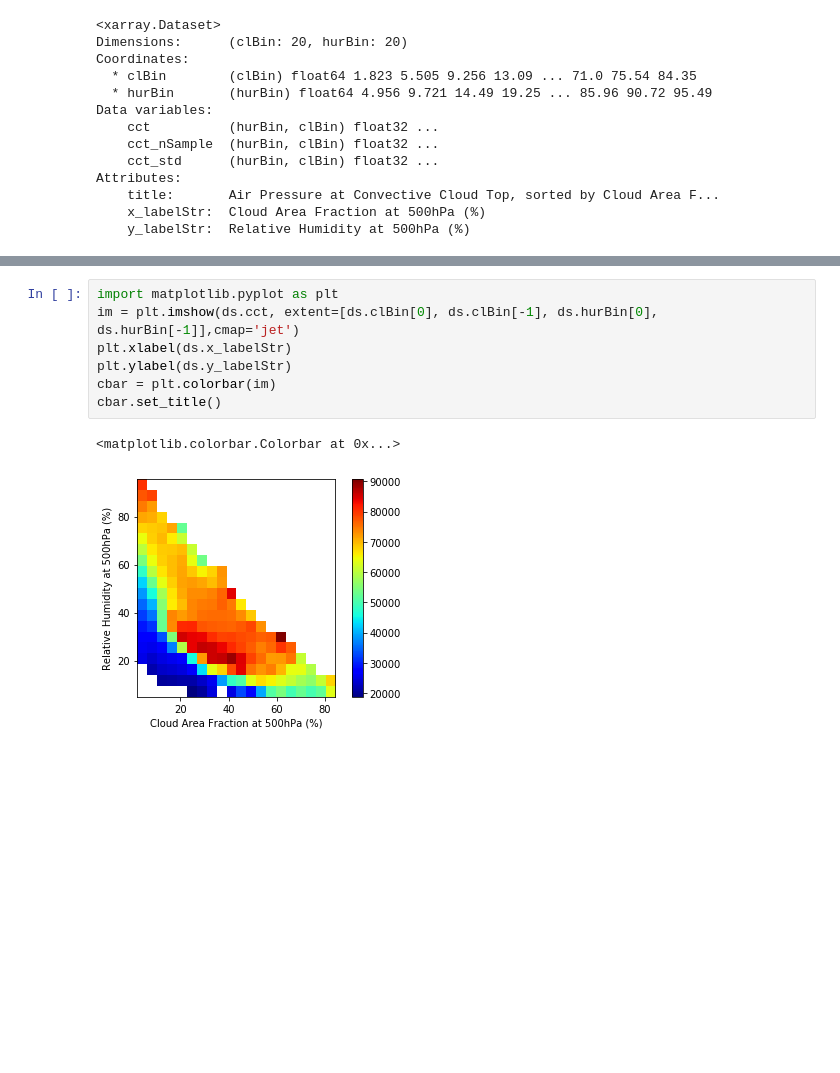
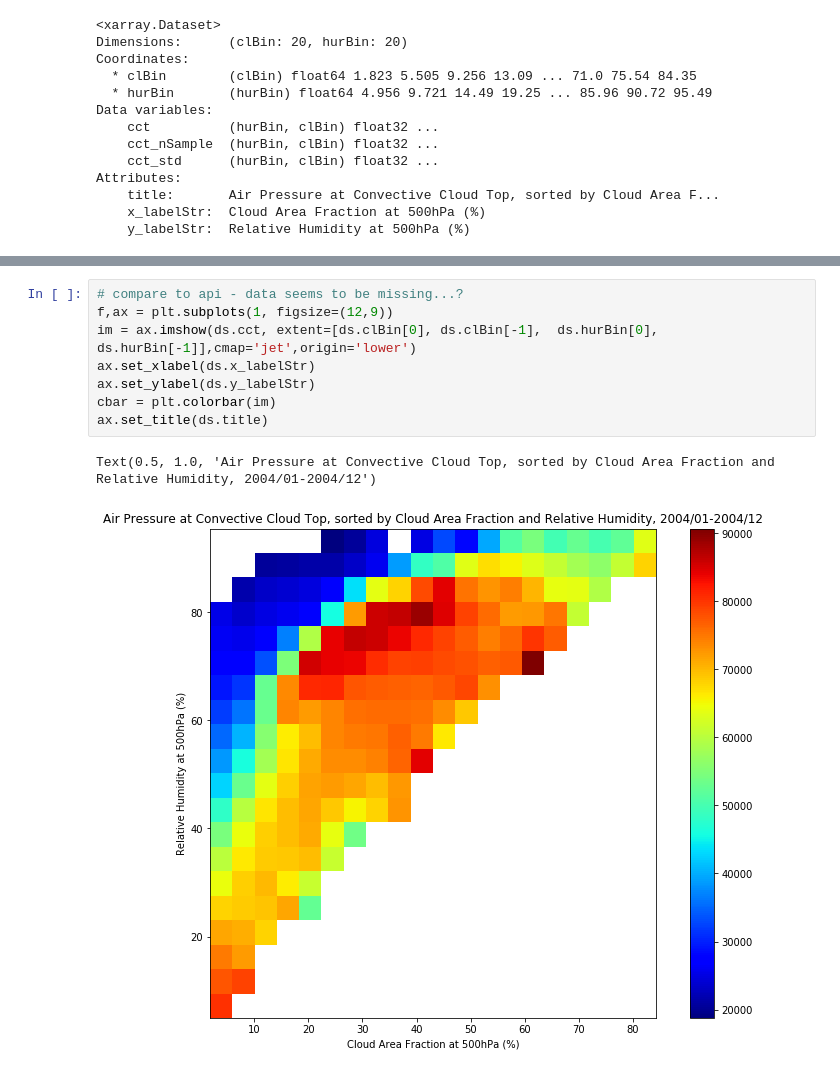
Before and after one commit to cmda-jpl/cmda_notebooks, a Jupyter notebook: cmda_conditional_2var.ipynb, the cells around one changed output, grey strips where cells are left out. Cells and saved outputs as stored; diff of their text form; blank space fills up the shorter version.

Commit message:
added api figure

```diff
--- a/cmda_conditional_2var.ipynb
+++ b/cmda_conditional_2var.ipynb
@@ -92,10 +99,11 @@ ds.cct.hvplot.quadmesh(x='clBin',y='hurBin')
 # %%
-import matplotlib.pyplot as plt
-im = plt.imshow(ds.cct, extent=[ds.clBin[0], ds.clBin[-1], ds.hurBin[0], ds.hurBin[-1]],cmap='jet')
-plt.xlabel(ds.x_labelStr)
-plt.ylabel(ds.y_labelStr)
+# compare to api - data seems to be missing...?
+f,ax = plt.subplots(1, figsize=(12,9))
+im = ax.imshow(ds.cct, extent=[ds.clBin[0], ds.clBin[-1],  ds.hurBin[0], ds.hurBin[-1]],cmap='jet',origin='lower')
+ax.set_xlabel(ds.x_labelStr)
+ax.set_ylabel(ds.y_labelStr)
 cbar = plt.colorbar(im)
-cbar.set_title()
+ax.set_title(ds.title)
 # %% [output]
-<matplotlib.colorbar.Colorbar at 0x...>
+Text(0.5, 1.0, 'Air Pressure at Convective Cloud Top, sorted by Cloud Area Fraction and Relative Humidity, 2004/01-2004/12')
-[figure, old version]
+[figure, new version]
```
Also changed, not shown: parts of 2 cells of this notebook.
